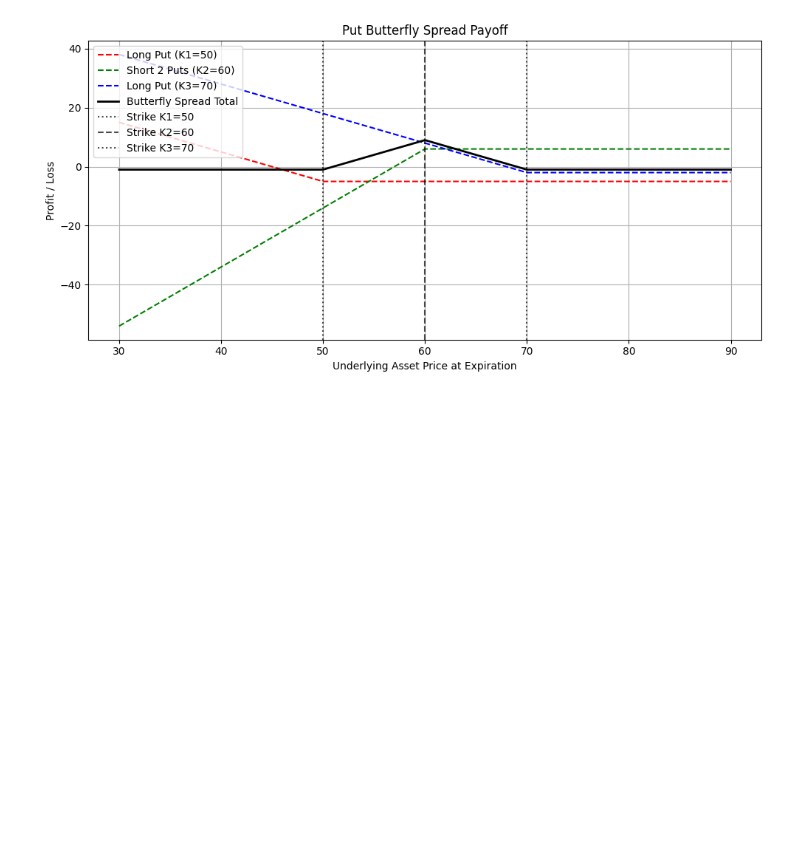
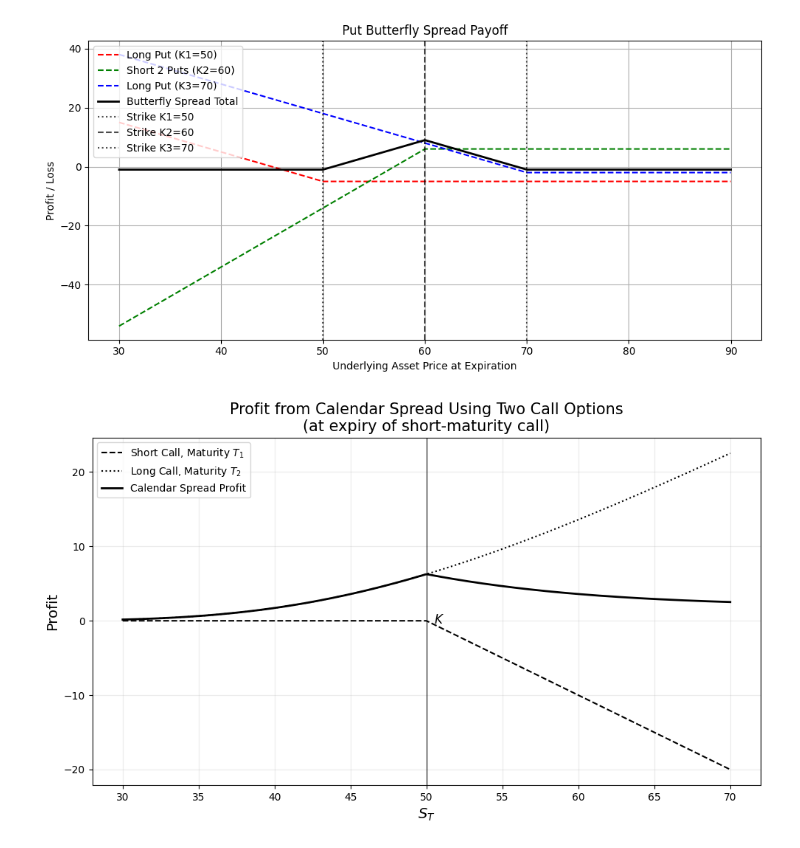
Before and after one commit to kacperlavender/cuddly-fiesta, a Jupyter notebook: notebook.ipynb, the cells around one changed output. Drawn from its saved outputs; the diff is of its cells as text; code cells hidden in the pictures; blank space fills up the shorter version.

```diff
--- a/notebook.ipynb
+++ b/notebook.ipynb
@@ -319,3 +319,52 @@ plt.show()
 # %% [output]
 [figure]
 [figure]
+# %%
+import numpy as np
+import matplotlib.pyplot as plt
+from scipy.stats import norm
+
+def black_scholes_call(S, K, T, r, sigma):
+    """Black-Scholes price for a European call option."""
+    d1 = (np.log(S / K) + (r + 0.5 * sigma**2)*T) / (sigma * np.sqrt(T))
+    d2 = d1 - sigma * np.sqrt(T)
+    return S * norm.cdf(d1) - K * np.exp(-r * T) * norm.cdf(d2)
+
+# Option parameters, chosen to emphasize the calendar effect near the strike
+K = 50
+r = 0.05
+sigma = 0.3
+T1 = 0.2    # Short maturity (T1), e.g., approx. 2.5 months
+T2 = 1.0    # Long maturity (T2), e.g., 12 months
+
+S_T = np.linspace(30, 70, 400)
+
+# Payoff from the short call expiring now:
+short_call = -np.maximum(S_T - K, 0)
+# Value of longer-term call at T1 (still has time-to-maturity T2-T1):
+long_call = black_scholes_call(S_T, K, T2-T1, r, sigma)
+# Calendar spread: net profit at short call expiry
+calendar_spread = short_call + long_call
+
+# Plot setup closely matching your image
+plt.figure(figsize=(10,6))
+
+# Short call (horizontal at profit=0 point, kinks down at K)
+plt.plot(S_T, short_call, 'k--', lw=1.5, label='Short Call, Maturity $T_1$')
+# Long call value at T1 (smoothed positive, grows gradually)
+plt.plot(S_T, long_call, 'k:', lw=1.5, label='Long Call, Maturity $T_2$')
+# Calendar spread profit (the "hump" near K, maximum at K, then decreasing)
+plt.plot(S_T, calendar_spread, 'k', lw=2, label='Calendar Spread Profit')
+
+plt.axvline(K, color='k', linestyle='-', lw=0.8)
+plt.text(K+0.5, min(calendar_spread)-0.5, '$K$', fontsize=12)
+
+plt.xlabel('$S_T$', fontsize=14)
+plt.ylabel('Profit', fontsize=14)
+plt.title('Profit from Calendar Spread Using Two Call Options\n(at expiry of short-maturity call)', fontsize=15)
+plt.legend()
+plt.grid(True, alpha=0.25)
+plt.tight_layout()
+plt.show()
+# %% [output]
+[figure, added]
```
Also changed, not shown: parts of 2 cells of this notebook, 12 other files.
